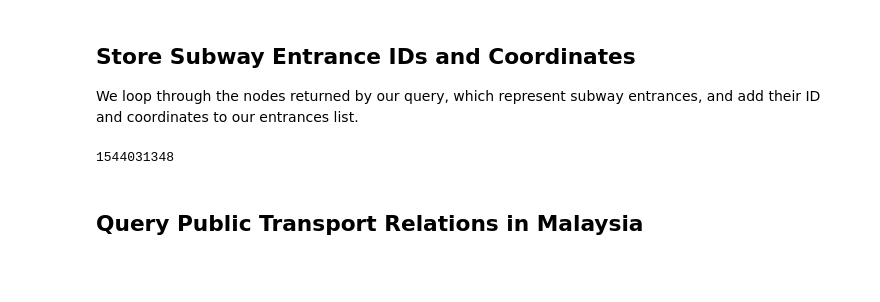
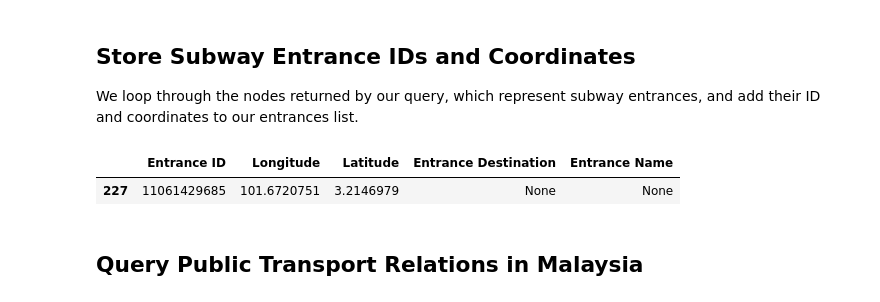
Before and after one commit to nabilersyad/transit-stations-database, a Jupyter notebook: 2_entrances.ipynb, the cells around one changed output. Cells and saved outputs as stored; diff of their text form; code cells hidden in the pictures; blank space fills up the shorter version.

```diff
--- a/2_entrances.ipynb
+++ b/2_entrances.ipynb
@@ -67,10 +67,11 @@ for node in result_entrances.nodes:
                         'Latitude':node.lat}])],
         ignore_index=True
     )
-# %%
-result_entrances.nodes[0].id
-# %% [output]
-1544031348
+# %%
+entrances[entrances['Entrance ID']==11061429685]
+# %% [output]
+|  | Entrance ID | Longitude | Latitude | Entrance Destination | Entrance Name |
+| 227 | 11061429685 | 101.6720751 | 3.2146979 | None | None |
 # %% [markdown]
 ## Query Public Transport Relations in Malaysia
 # %%
```
Also changed, not shown: parts of 3 cells of this notebook, 9 other files.
